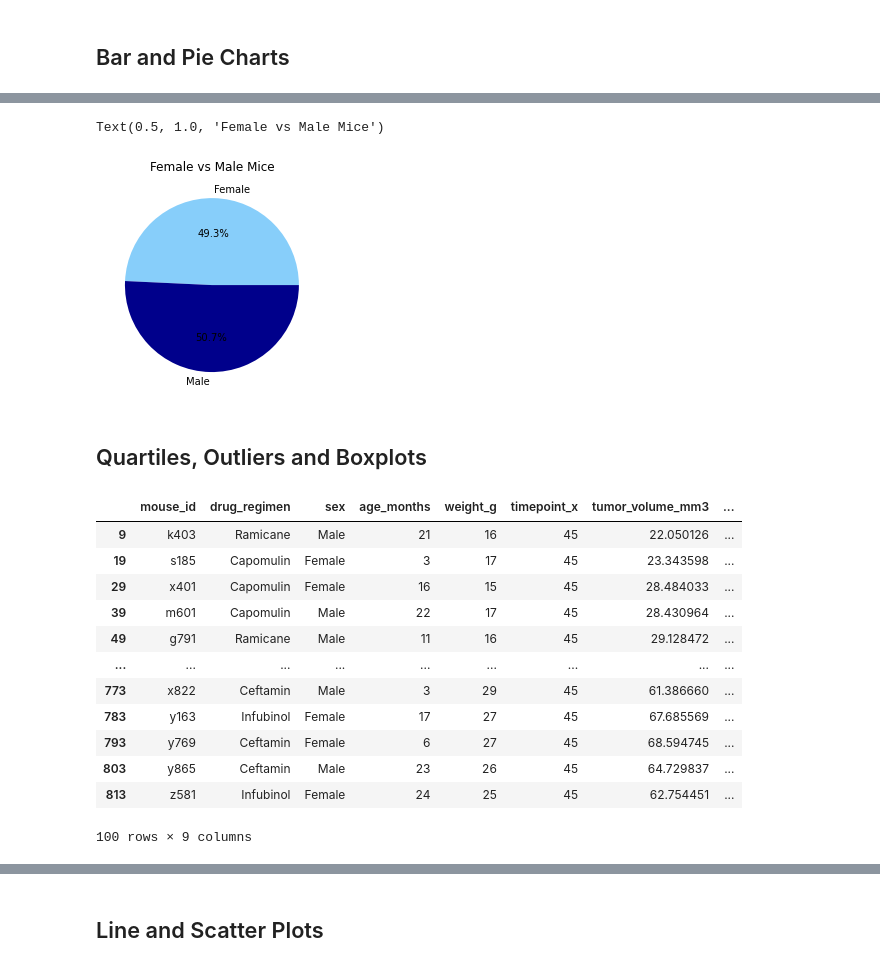
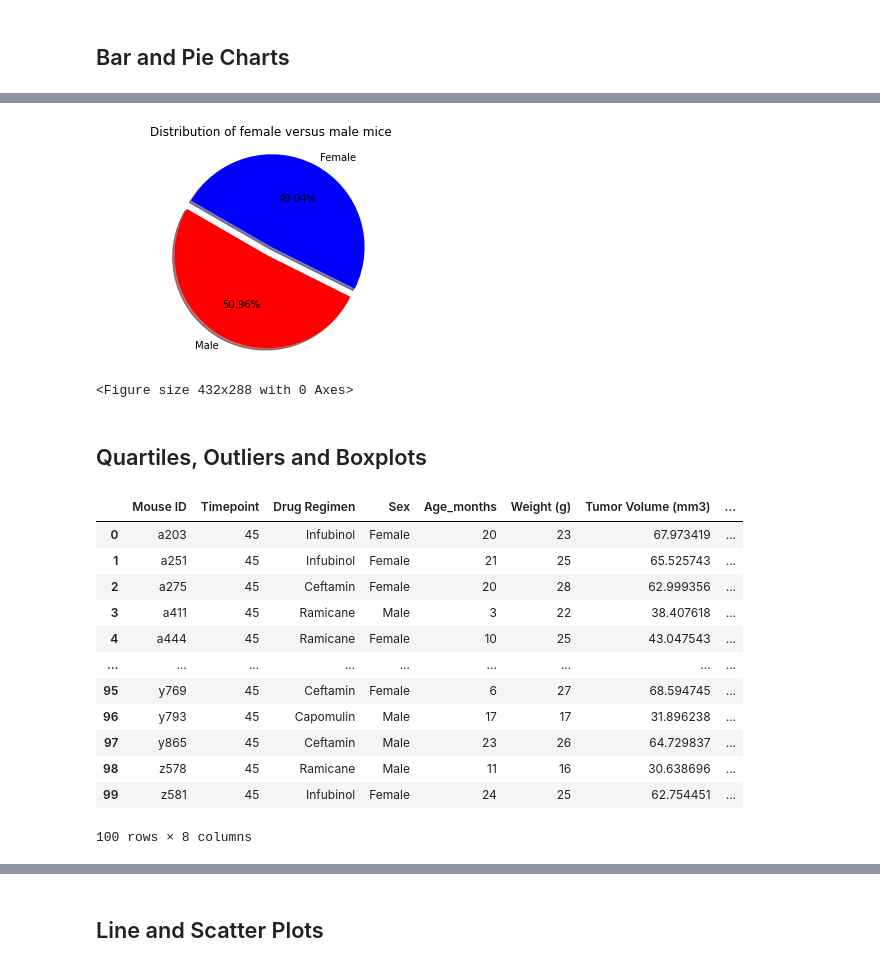
Before and after one commit to fasahathsyeda/Matplotlib-challenge, a Jupyter notebook: Pymaceuticals/pymaceuticals.ipynb, the cells around one changed output, grey strips where cells are left out. Cells and saved outputs as stored; diff of their text form; code cells hidden in the pictures.

```diff
--- a/Pymaceuticals/pymaceuticals.ipynb
+++ b/Pymaceuticals/pymaceuticals.ipynb
@@ -12,14 +22,14 @@ mouse_metadata_path = "data/Mouse_metadata.csv"
 study_results_path = "data/Study_results.csv"
 
 # Read the mouse data and the study results
-m_m = pd.read_csv(mouse_metadata_path)
-s_r = pd.read_csv(study_results_path)
+mouse_metadata = pd.read_csv(mouse_metadata_path)
+study_results = pd.read_csv(study_results_path)
 
 # Combine the data into a single dataset
-c_data = pd.merge(m_m, s_r, how="left", on="Mouse ID")
+
+combine_data=pd.merge(mouse_metadata, study_results, on='Mouse ID', how='left')
 
 # Display the data table for preview
-c_data.columns = c_data.columns.str.strip().str.lower().str.replace(' ', '_').str.replace('(', '').str.replace(')', '')
-
-c_data
+combine_data.head()
+#len(combine_data['Mouse ID'])
 # %% [output]
@@ -38,0 +97,4 @@ c_data
+# %%
+# Create a clean DataFrame by dropping the duplicate mouse by its ID.
+combine_data_clean=combine_data.loc[combine_data['Mouse ID'] != 'g989']
+combine_data_clean
@@ -191,46 +229,48 @@ plt.axis("equal")
 # %%
 # Generate a pie plot showing the distribution of female versus male mice using pyplot
-labels = ["Female", "Male"]
-count = [930, 958]
-colors = ["lightskyblue", "darkblue"]
 
-plt.pie(count, labels=labels, colors=colors, autopct="%1.1f%%", startangle=0)
-plt.title("Female vs Male Mice")
+plt.pie(miceCount.values, explode=(0.1,0), labels=miceCount.index.values, colors=["red","blue"],
+        autopct="%1.2f%%", shadow=True, startangle=150)
+plt.axis("equal")
+plt.title("Distribution of female versus male mice")
+plt.show()
+plt.savefig("../Images/pyplot_pie.png")
 # %% [output]
+[figure, new version]
-Text(0.5, 1.0, 'Female vs Male Mice')
+<Figure size 432x288 with 0 Axes>
-[figure, old version]
 # %% [markdown]
 ## Quartiles, Outliers and Boxplots
 # %%
 # Calculate the final tumor volume of each mouse across four of the treatment regimens:
 # Capomulin, Ramicane, Infubinol, and Ceftamin
-regimen = pd.DataFrame(no_dups)
-reg = regimen[(regimen.drug_regimen != "Ketapril") & (regimen.drug_regimen != "Naftisol") &
-              (regimen.drug_regimen != "Placebo") & (regimen.drug_regimen != "Propriva") &
-              (regimen.drug_regimen != "Stelasyn") & (regimen.drug_regimen != "Zoniferol")]
+regimen_data = combine_data_clean[(combine_data_clean["Drug Regimen"] == "Capomulin") |
+                          (combine_data_clean["Drug Regimen"] == "Ramicane") |
+                          (combine_data_clean["Drug Regimen"] == "Infubinol") |
+                          (combine_data_clean["Drug Regimen"] == "Ceftamin")]
+
 
 # Start by getting the last (greatest) timepoint for each mouse
-time = reg.groupby("mouse_id")["timepoint"].max()
-time_df = pd.DataFrame(time)
-time_df.reset_index(inplace=True)
+tumor_volume_df = regimen_data.groupby(regimen_data['Mouse ID']).agg({'Timepoint':['max']})
+tumor_volume_df.columns = ['Timepoint']
+tumor_volume_df
 
 # Merge this group df with the original dataframe to get the tumor volume at the last timepoint
-result = pd.merge(reg, time_df[["mouse_id", "timepoint"]], on="mouse_id")
-res = result[result["timepoint_x"] == result["timepoint_y"]]
-res
+tumor_volume_df = tumor_volume_df.reset_index()
+tumor_vol_final_df = pd.merge(tumor_volume_df, combine_data_clean, how="left", on=["Mouse ID", "Timepoint"])
+tumor_vol_final_df
 # %% [output]
-|  | mouse_id | drug_regimen | sex | age_months | weight_g | timepoint_x | tumor_volume_mm3 | ... |
-| 9 | k403 | Ramicane | Male | 21 | 16 | 45 | 22.050126 | ... |
-| 19 | s185 | Capomulin | Female | 3 | 17 | 45 | 23.343598 | ... |
-| 29 | x401 | Capomulin | Female | 16 | 15 | 45 | 28.484033 | ... |
-| 39 | m601 | Capomulin | Male | 22 | 17 | 45 | 28.430964 | ... |
-| 49 | g791 | Ramicane | Male | 11 | 16 | 45 | 29.128472 | ... |
+|  | Mouse ID | Timepoint | Drug Regimen | Sex | Age_months | Weight (g) | Tumor Volume (mm3) | ... |
+| 0 | a203 | 45 | Infubinol | Female | 20 | 23 | 67.973419 | ... |
+| 1 | a251 | 45 | Infubinol | Female | 21 | 25 | 65.525743 | ... |
+| 2 | a275 | 45 | Ceftamin | Female | 20 | 28 | 62.999356 | ... |
+| 3 | a411 | 45 | Ramicane | Male | 3 | 22 | 38.407618 | ... |
+| 4 | a444 | 45 | Ramicane | Female | 10 | 25 | 43.047543 | ... |
 | ... | ... | ... | ... | ... | ... | ... | ... | ... |
-| 773 | x822 | Ceftamin | Male | 3 | 29 | 45 | 61.386660 | ... |
-| 783 | y163 | Infubinol | Female | 17 | 27 | 45 | 67.685569 | ... |
-| 793 | y769 | Ceftamin | Female | 6 | 27 | 45 | 68.594745 | ... |
-| 803 | y865 | Ceftamin | Male | 23 | 26 | 45 | 64.729837 | ... |
-| 813 | z581 | Infubinol | Female | 24 | 25 | 45 | 62.754451 | ... |
+| 95 | y769 | 45 | Ceftamin | Female | 6 | 27 | 68.594745 | ... |
+| 96 | y793 | 45 | Capomulin | Male | 17 | 17 | 31.896238 | ... |
+| 97 | y865 | 45 | Ceftamin | Male | 23 | 26 | 64.729837 | ... |
+| 98 | z578 | 45 | Ramicane | Male | 11 | 16 | 30.638696 | ... |
+| 99 | z581 | 45 | Infubinol | Female | 24 | 25 | 62.754451 | ... |
-100 rows × 9 columns
+100 rows × 8 columns
 # %%
 # Put treatments into a list for for loop (and later for plot labels)
```
Also changed, not shown: parts of 26 cells of this notebook, 1 other file.
